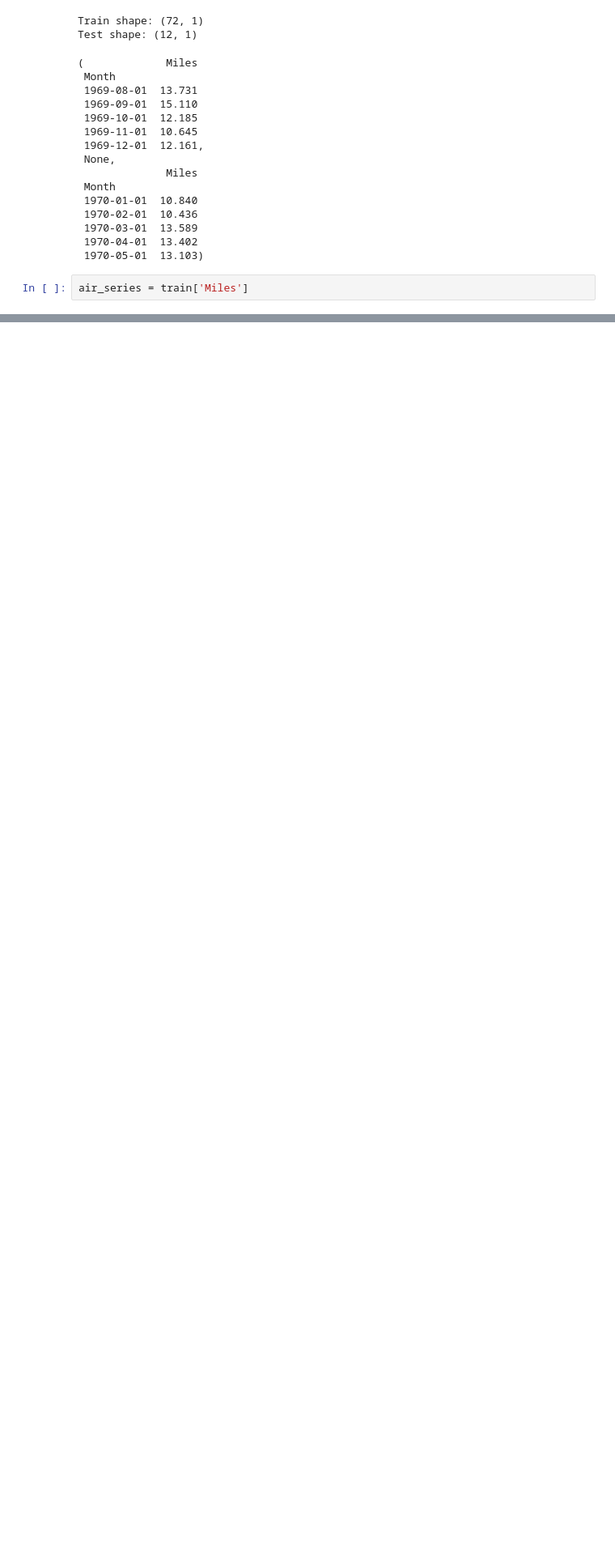
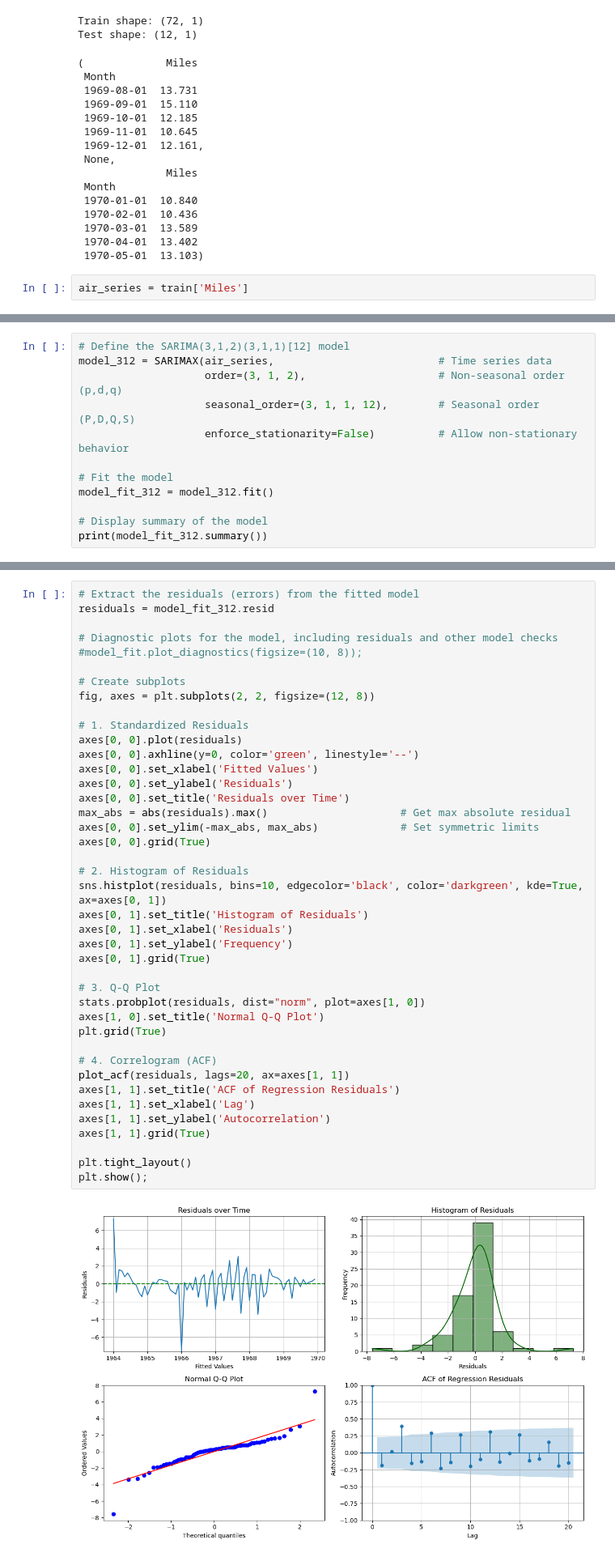
Before and after one commit to LeonardoSMSoares/Economics-Finance, a Jupyter notebook: Introduction to TSA/ITSAF 07 - ARIMA Models 4.ipynb, the cells around one changed output, grey strips where cells are left out. Shown at 81% size. Drawn from its saved outputs; the diff is of its cells as text; blank space fills up the shorter version.

```diff
--- a/Introduction to TSA/ITSAF 07 - ARIMA Models 4.ipynb
+++ b/Introduction to TSA/ITSAF 07 - ARIMA Models 4.ipynb
@@ -551,0 +408,12 @@ KeyboardInterrupt:
+# %%
+# Define the SARIMA(3,1,2)(3,1,1)[12] model
+model_312 = SARIMAX(air_series,                          # Time series data
+                    order=(3, 1, 2),                     # Non-seasonal order (p,d,q)
+                    seasonal_order=(3, 1, 1, 12),        # Seasonal order (P,D,Q,S)
+                    enforce_stationarity=False)          # Allow non-stationary behavior
+
+# Fit the model
+model_fit_312 = model_312.fit()
+
+# Display summary of the model
+print(model_fit_312.summary())
@@ -551,0 +438,43 @@ KeyboardInterrupt:
+# %%
+# Extract the residuals (errors) from the fitted model
+residuals = model_fit_312.resid
+
+# Diagnostic plots for the model, including residuals and other model checks
+#model_fit.plot_diagnostics(figsize=(10, 8));
+
+# Create subplots
+fig, axes = plt.subplots(2, 2, figsize=(12, 8))
+
+# 1. Standardized Residuals
+axes[0, 0].plot(residuals)
+axes[0, 0].axhline(y=0, color='green', linestyle='--')
+axes[0, 0].set_xlabel('Fitted Values')
+axes[0, 0].set_ylabel('Residuals')
+axes[0, 0].set_title('Residuals over Time')
+max_abs = abs(residuals).max()                     # Get max absolute residual
+axes[0, 0].set_ylim(-max_abs, max_abs)             # Set symmetric limits
+axes[0, 0].grid(True)
+
+# 2. Histogram of Residuals
+sns.histplot(residuals, bins=10, edgecolor='black', color='darkgreen', kde=True, ax=axes[0, 1])
+axes[0, 1].set_title('Histogram of Residuals')
+axes[0, 1].set_xlabel('Residuals')
+axes[0, 1].set_ylabel('Frequency')
+axes[0, 1].grid(True)
+
+# 3. Q-Q Plot
+stats.probplot(residuals, dist="norm", plot=axes[1, 0])
+axes[1, 0].set_title('Normal Q-Q Plot')
+plt.grid(True)
+
+# 4. Correlogram (ACF)
+plot_acf(residuals, lags=20, ax=axes[1, 1])
+axes[1, 1].set_title('ACF of Regression Residuals')
+axes[1, 1].set_xlabel('Lag')
+axes[1, 1].set_ylabel('Autocorrelation')
+axes[1, 1].grid(True)
+
+plt.tight_layout()
+plt.show();
+# %% [output]
+[figure, added]
```
Also changed, not shown: parts of 28 cells of this notebook.
